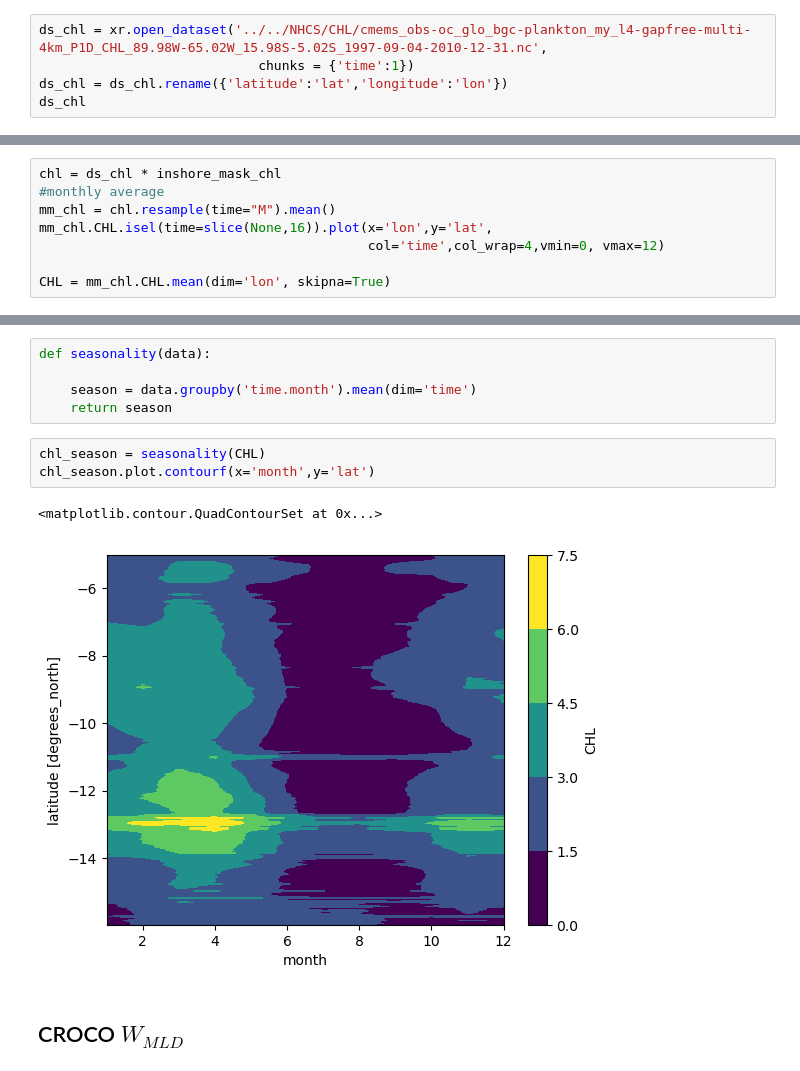
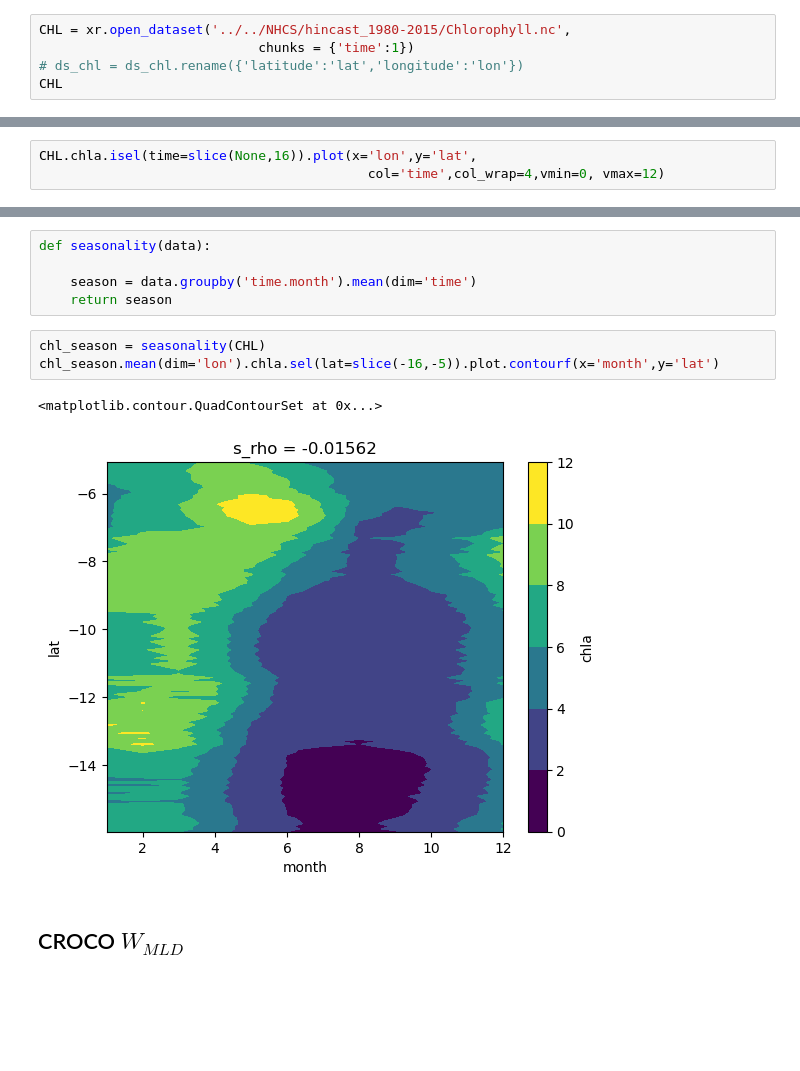
Before and after one commit to danliba/Upwelling_paper, a Jupyter notebook: Bio_upwelling.ipynb, the cells around one changed output, grey strips where cells are left out. Cells and saved outputs as stored; diff of their text form; blank space fills up the shorter version.

Commit message:
Comparison Chlorophyll BEUTI

```diff
--- a/Bio_upwelling.ipynb
+++ b/Bio_upwelling.ipynb
@@ -335,8 +335,8 @@ plt.legend()
 # %% [markdown]
 ## CHLOR
 # %%
-ds_chl = xr.open_dataset('../../NHCS/CHL/cmems_obs-oc_glo_bgc-plankton_my_l4-gapfree-multi-4km_P1D_CHL_89.98W-65.02W_15.98S-5.02S_1997-09-04-2010-12-31.nc',
+CHL = xr.open_dataset('../../NHCS/hincast_1980-2015/Chlorophyll.nc',
                             chunks = {'time':1})
-ds_chl = ds_chl.rename({'latitude':'lat','longitude':'lon'})
-ds_chl
+# ds_chl = ds_chl.rename({'latitude':'lat','longitude':'lon'})
+CHL
 # %% [output]
@@ -395,9 +372,4 @@ inshore_mask_chl = np.where(mask_chl, 1, np.nan)
 # %%
-chl = ds_chl * inshore_mask_chl
-#monthly average
-mm_chl = chl.resample(time="M").mean()
-mm_chl.CHL.isel(time=slice(None,16)).plot(x='lon',y='lat',
+CHL.chla.isel(time=slice(None,16)).plot(x='lon',y='lat',
                                           col='time',col_wrap=4,vmin=0, vmax=12)
-
-CHL = mm_chl.CHL.mean(dim='lon', skipna=True)
 # %% [output]
@@ -409,10 +382,10 @@ def seasonality(data):
     return season
 # %%
 chl_season = seasonality(CHL)
-chl_season.plot.contourf(x='month',y='lat')
+chl_season.mean(dim='lon').chla.sel(lat=slice(-16,-5)).plot.contourf(x='month',y='lat')
 # %% [output]
 <matplotlib.contour.QuadContourSet at 0x...>
-[figure, old version]
+[figure, new version]
 # %% [markdown]
 ## CROCO $W_{MLD}$
 # %%
```
Also changed, not shown: parts of 16 cells of this notebook, 2 other files.
